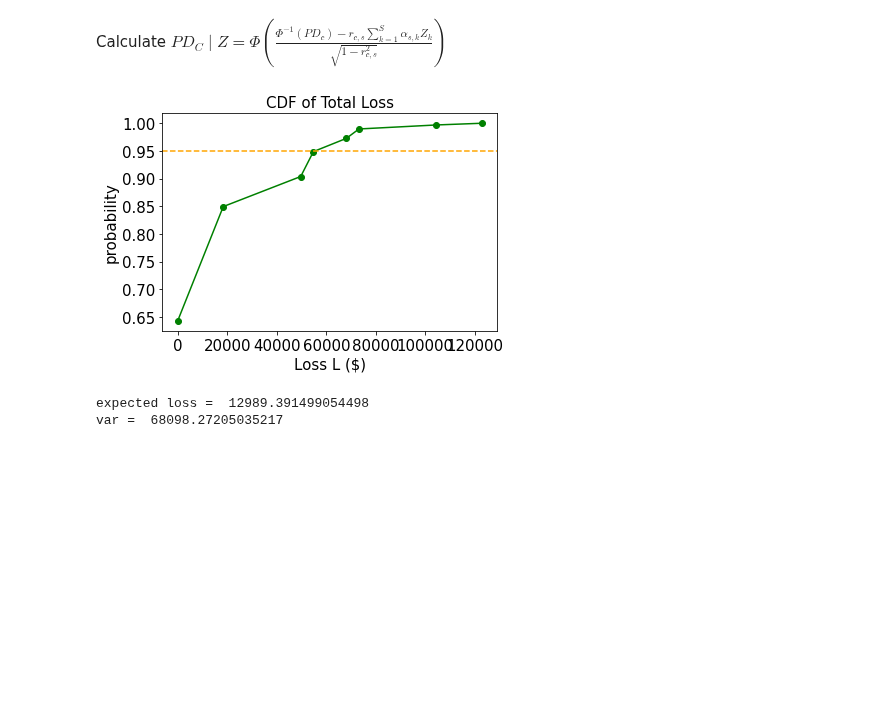
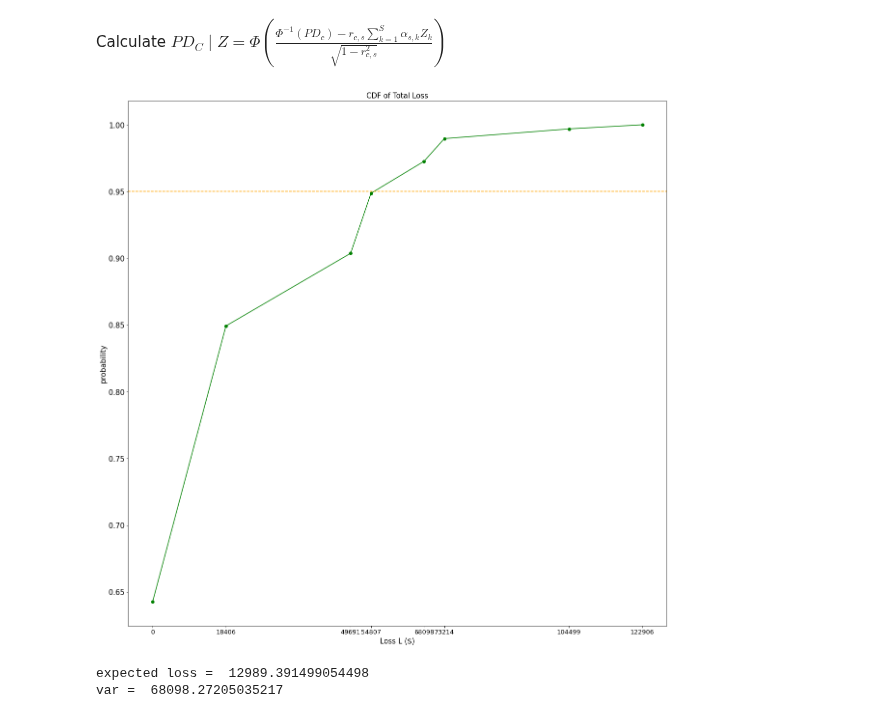
Before and after one commit to Eagle-quantum/QVaR, a Jupyter notebook: multi_classical_MC.ipynb, the cells around one changed output. Cells and saved outputs as stored; diff of their text form; code cells hidden in the pictures; blank space fills up the shorter version.

```diff
--- a/multi_classical_MC.ipynb
+++ b/multi_classical_MC.ipynb
@@ -106,20 +106,21 @@ pdf, cdf = calculate_pdf_cdf(losses)
 # %%
 # plot loss PDF, expected loss, var, and evar
 plt.plot(np.sort(np.unique(losses)), cdf, 'o-g')#, align = "center", width = 90)
 #plt.axvline(expected_loss, color="green", linestyle="--", label="E[L]")
 plt.axhline(0.95, color="orange", linestyle="--")#, label="VaR(L)")
 
 # plt.legend(fontsize=15)
 plt.xlabel("Loss L ($)", size=15)
 plt.ylabel("probability", size=15)
 plt.title ("CDF of Total Loss", size=15)
-plt.xticks(size=15)
+plt.xticks(np.sort([int(n) for n in np.unique(losses)]), np.sort([int(n) for n in np.unique(losses)]), size=13)
 plt.yticks(size=15)
+plt.rcParams["figure.figsize"] = (20,20)
 plt.show()
 
 print("expected loss = ", expected_loss)
 print("var = ", var)
 # %% [output]
-[figure, old version]
+[figure, new version]
 expected loss =  12989.391499054498
 var =  68098.27205035217
```
Also changed, not shown: 1 other file.
